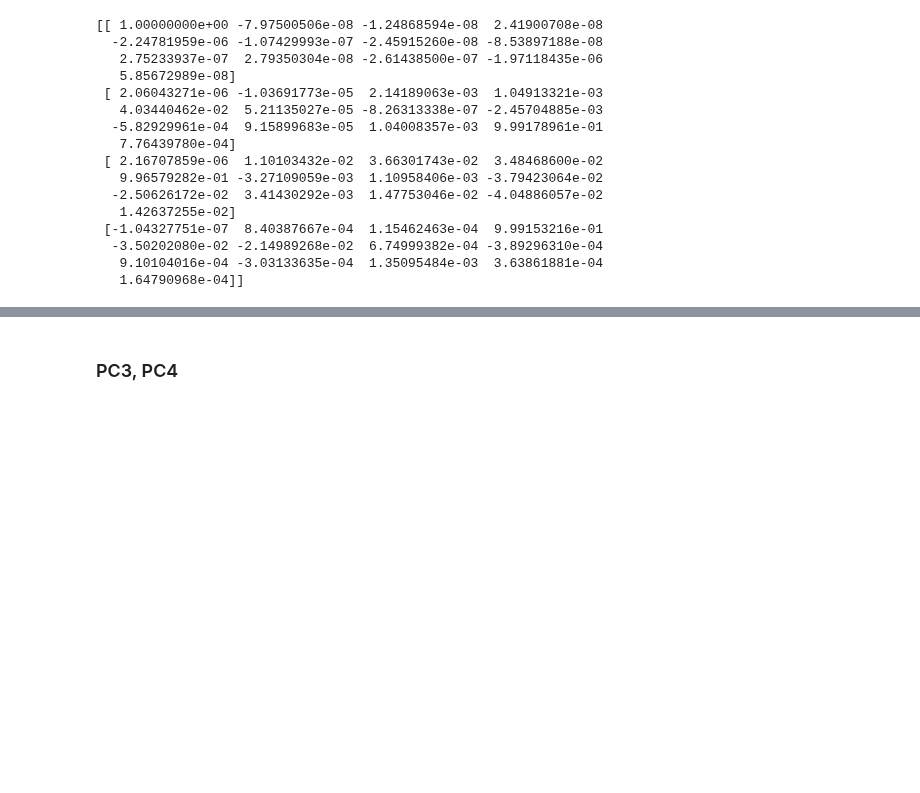
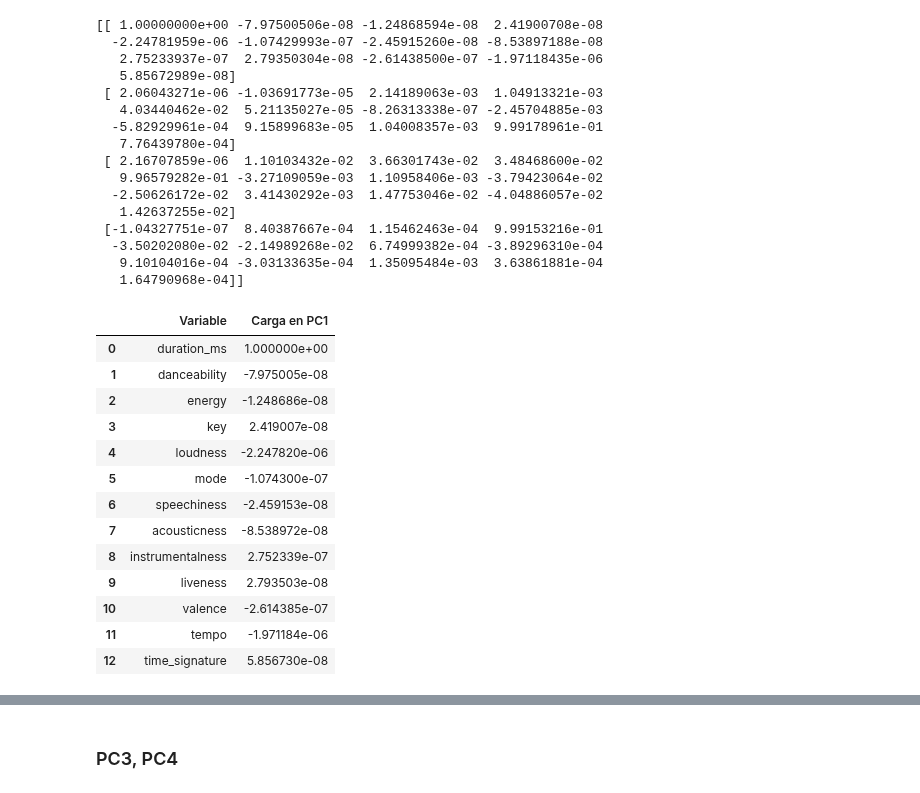
Before and after one commit to enekobarod/Suggestify, a Jupyter notebook: Suggestify/Suggestify.ipynb, the cells around one changed output, grey strips where cells are left out. Cells and saved outputs as stored; diff of their text form; code cells hidden in the pictures; blank space fills up the shorter version.

```diff
--- a/Suggestify/Suggestify.ipynb
+++ b/Suggestify/Suggestify.ipynb
@@ -143,3 +177,33 @@ print(pca.components_)
   -3.50202080e-02 -2.14989268e-02  6.74999382e-04 -3.89296310e-04
    9.10104016e-04 -3.03133635e-04  1.35095484e-03  3.63861881e-04
    1.64790968e-04]]
+# %%
+# Obtener los loadings del primer componente
+pc1_loadings = pca.components_[0]
+
+# Nombres de las variables originales
+variables = ["duration_ms", "danceability", "energy", "key", "loudness", "mode", "speechiness", "acousticness",
+             "instrumentalness", "liveness", "valence", "tempo", "time_signature"]
+
+# Crear un DataFrame con los resultados
+df_loadings = pd.DataFrame({
+    'Variable': variables,
+    'Carga en PC1': pc1_loadings
+})
+
+df_loadings
+# %% [output]
+|  | Variable | Carga en PC1 |
+| 0 | duration_ms | 1.000000e+00 |
+| 1 | danceability | -7.975005e-08 |
+| 2 | energy | -1.248686e-08 |
+| 3 | key | 2.419007e-08 |
+| 4 | loudness | -2.247820e-06 |
+| 5 | mode | -1.074300e-07 |
+| 6 | speechiness | -2.459153e-08 |
+| 7 | acousticness | -8.538972e-08 |
+| 8 | instrumentalness | 2.752339e-07 |
+| 9 | liveness | 2.793503e-08 |
+| 10 | valence | -2.614385e-07 |
+| 11 | tempo | -1.971184e-06 |
+| 12 | time_signature | 5.856730e-08 |
```
Also changed, not shown: parts of 5 cells of this notebook.
